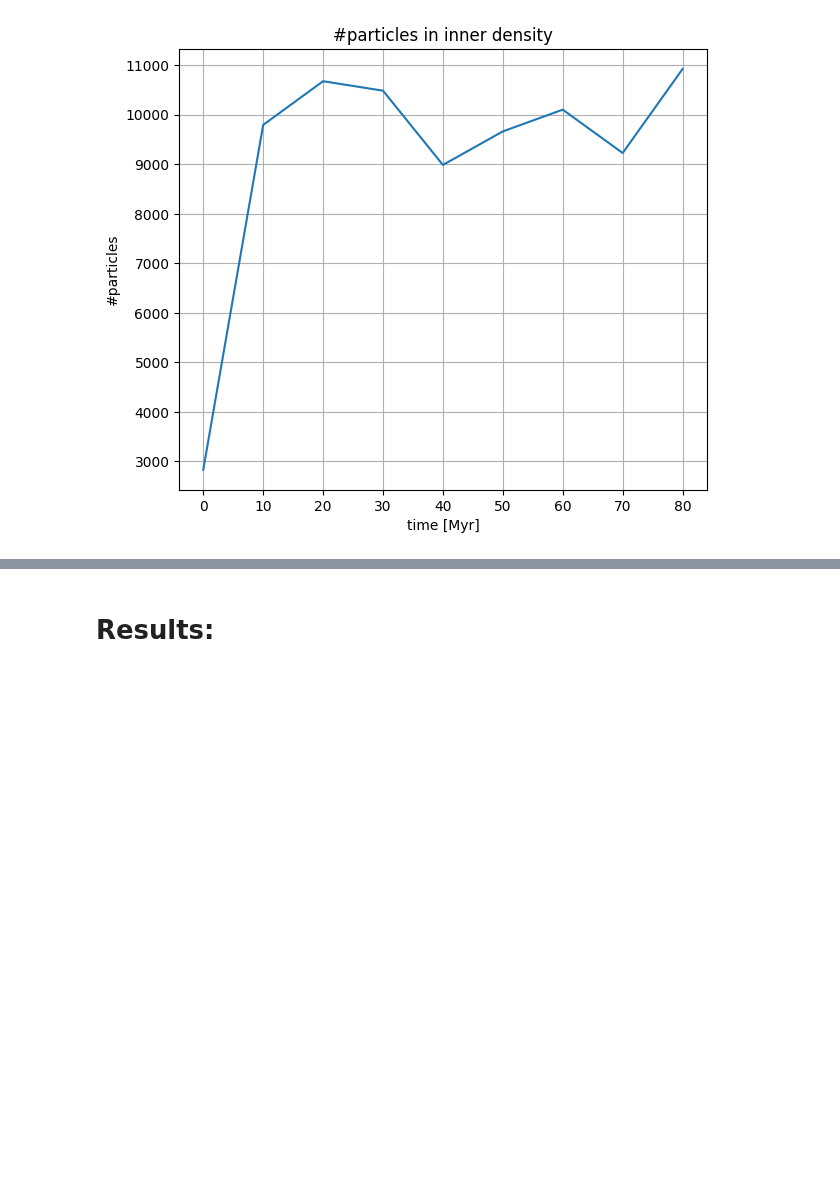
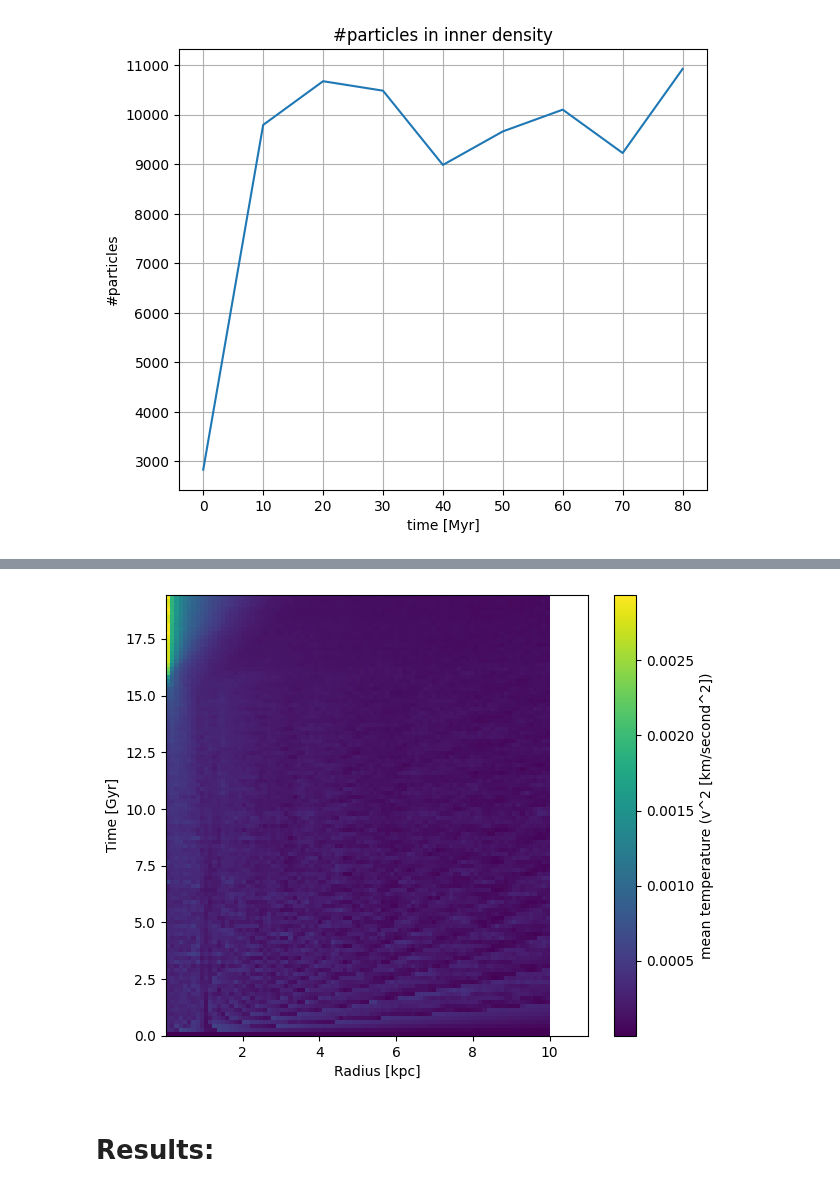
Before and after one commit to Rotem-Barnea/pySIDM, a Jupyter notebook: analysis/run.ipynb, the cells around one changed output, grey strips where cells are left out. Drawn from its saved outputs; the diff is of its cells as text; code cells hidden in the pictures; blank space fills up the shorter version.

```diff
--- a/analysis/run.ipynb
+++ b/analysis/run.ipynb
@@ -86,3 +88,35 @@ AttributeError: 'DataFrameGroupBy' object has no attribute 'output'
+# %%
+def prep_2d_data(data,radius_cutoff,x_units,time_units,Tdyn=None,agg_fn='count',n_posts=50):
+    if time_units['name'] == 'Tdyn':
+        data['time'] /= Tdyn
+    else:
+        data['time'] /= time_units['value']
+    data = data[data['r'] < radius_cutoff].copy()
+    lattice = Lattice(n_posts=n_posts,start=data.r.min(),end=data.r.max()*1.1,log=False)
+    data['bin'] = lattice.posts[lattice(data.r.to_numpy())]
+    agg_data = data.groupby(['time','bin']).output.agg(agg_fn).reset_index()
+    r,time = np.meshgrid(lattice.posts,data.time.unique())
+    pad = pd.DataFrame({'time':time.ravel(),'bin':r.ravel()})
+    pad['output'] = np.nan
+    agg_data = pd.concat([agg_data,pad]).drop_duplicates(['time','bin']).sort_values(['time','bin'])
+    agg_data['bin'] /= x_units['value']
+    extent=(r.min()/kpc,r.max()/kpc,time.min(),time.max())
+    return agg_data.output.to_numpy().reshape(r.shape),extent
+# %%
+from src.constants import default_units
+data = halo.saved_states.copy()
+data['output'] = data.v_norm**2
+# time_units = default_units('tdyn')
+velocity_units = default_units('velocity')
+time_units = {'value':Gyr,'name':'Gyr'}
+grid,extent = prep_2d_data(data,radius_cutoff=10*kpc,x_units=default_units('length'),time_units=time_units,Tdyn=halo.Tdyn,agg_fn='mean',n_posts=100)
+
+utils.plot_2d(grid,extent=extent,x_units=default_units('length'),y_units=time_units,x_nbins=None,y_nbins=None,
+              # xlabel='Radius [{name}]',ylabel='Time [{name}]',cbar_label='#Particles');
+              cbar_units={'value':1,'name':f'{velocity_units['name']}^2'},
+              xlabel='Radius [{name}]',ylabel='Time [{name}]',cbar_label='mean temperature (v^2 [{name}])');
+# %% [output]
+[figure, added]
 # %% [markdown]
 # Results:
 # %%
```
Also changed, not shown: parts of 4 cells of this notebook, 1 other file.
